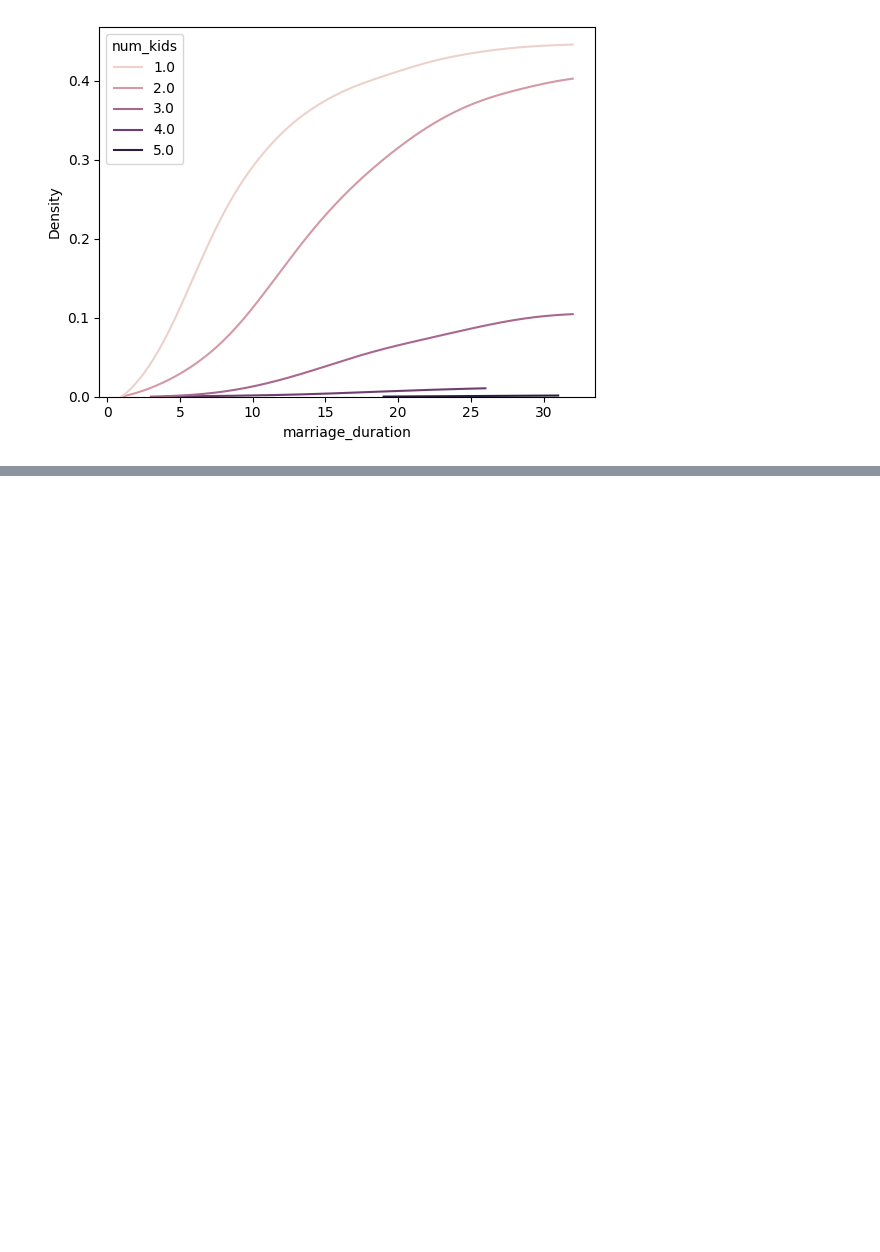
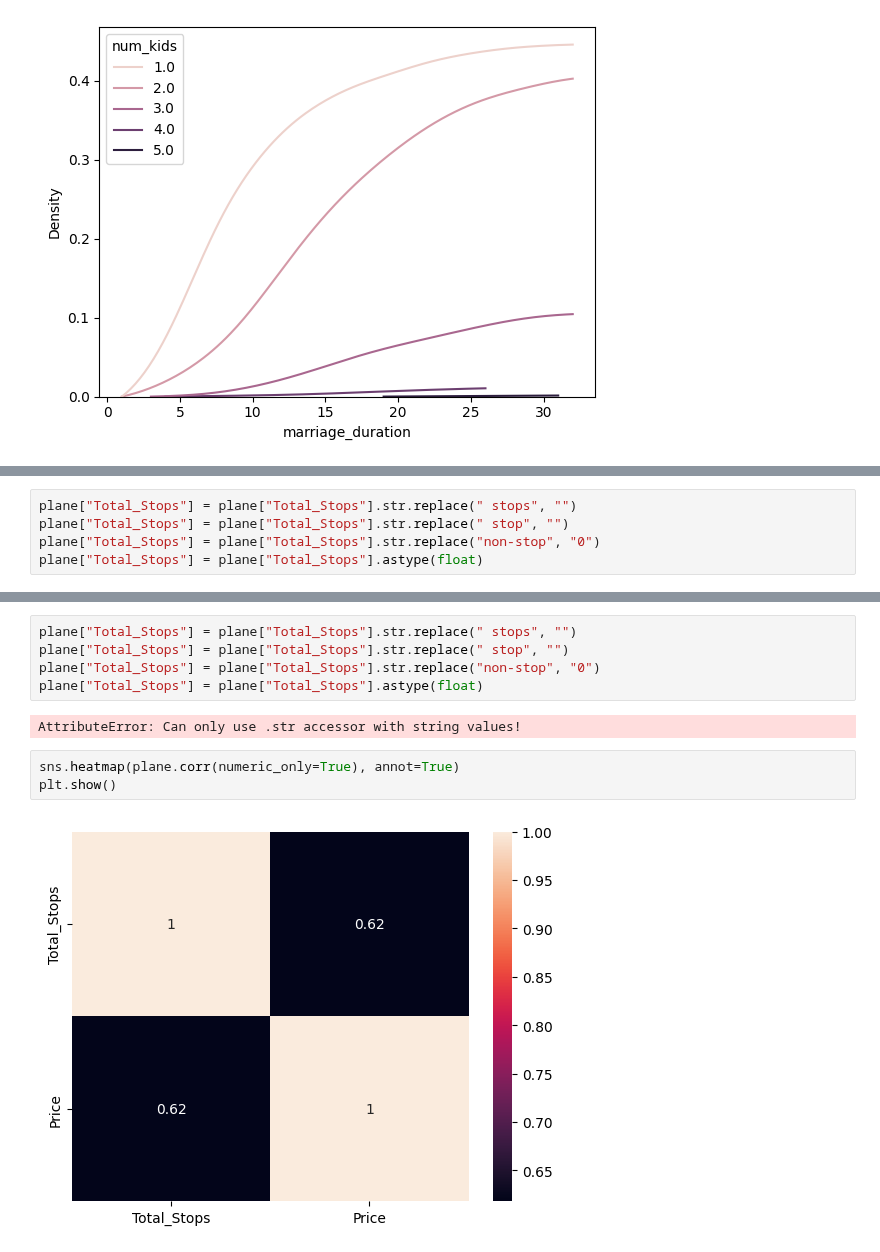
Before and after one commit to shreyasstha/data, a Jupyter notebook: EDA.ipynb, the cells around one changed output, grey strips where cells are left out. Saved outputs shown, nothing was run; the diff lists cells and outputs as text; blank space fills up the shorter version.

```diff
--- a/EDA.ipynb
+++ b/EDA.ipynb
@@ -1023,0 +1222,5 @@ plt.show()
+# %%
+plane["Total_Stops"] = plane["Total_Stops"].str.replace(" stops", "")
+plane["Total_Stops"] = plane["Total_Stops"].str.replace(" stop", "")
+plane["Total_Stops"] = plane["Total_Stops"].str.replace("non-stop", "0")
+plane["Total_Stops"] = plane["Total_Stops"].astype(float)
@@ -1023,0 +1242,12 @@ plt.show()
+# %%
+plane["Total_Stops"] = plane["Total_Stops"].str.replace(" stops", "")
+plane["Total_Stops"] = plane["Total_Stops"].str.replace(" stop", "")
+plane["Total_Stops"] = plane["Total_Stops"].str.replace("non-stop", "0")
+plane["Total_Stops"] = plane["Total_Stops"].astype(float)
+# %% [output]
+AttributeError: Can only use .str accessor with string values!
+# %%
+sns.heatmap(plane.corr(numeric_only=True), annot=True)
+plt.show()
+# %% [output]
+[figure, added]
```
Also changed, not shown: parts of 29 cells of this notebook.
